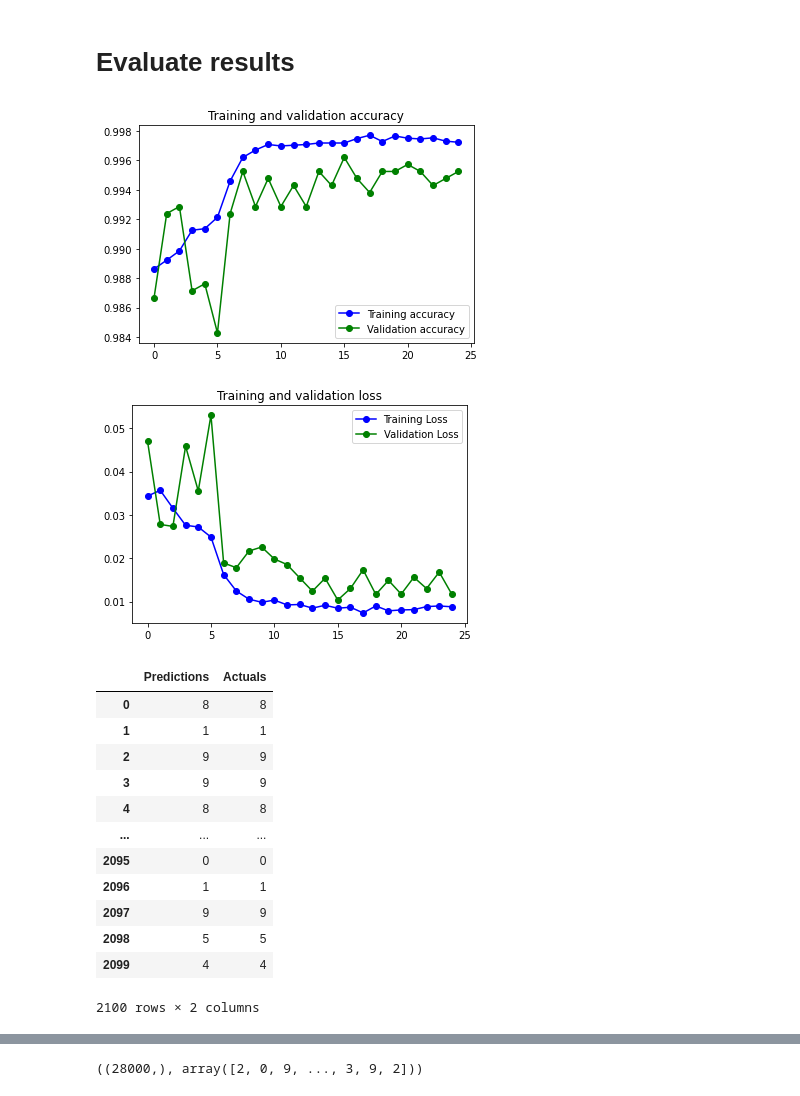
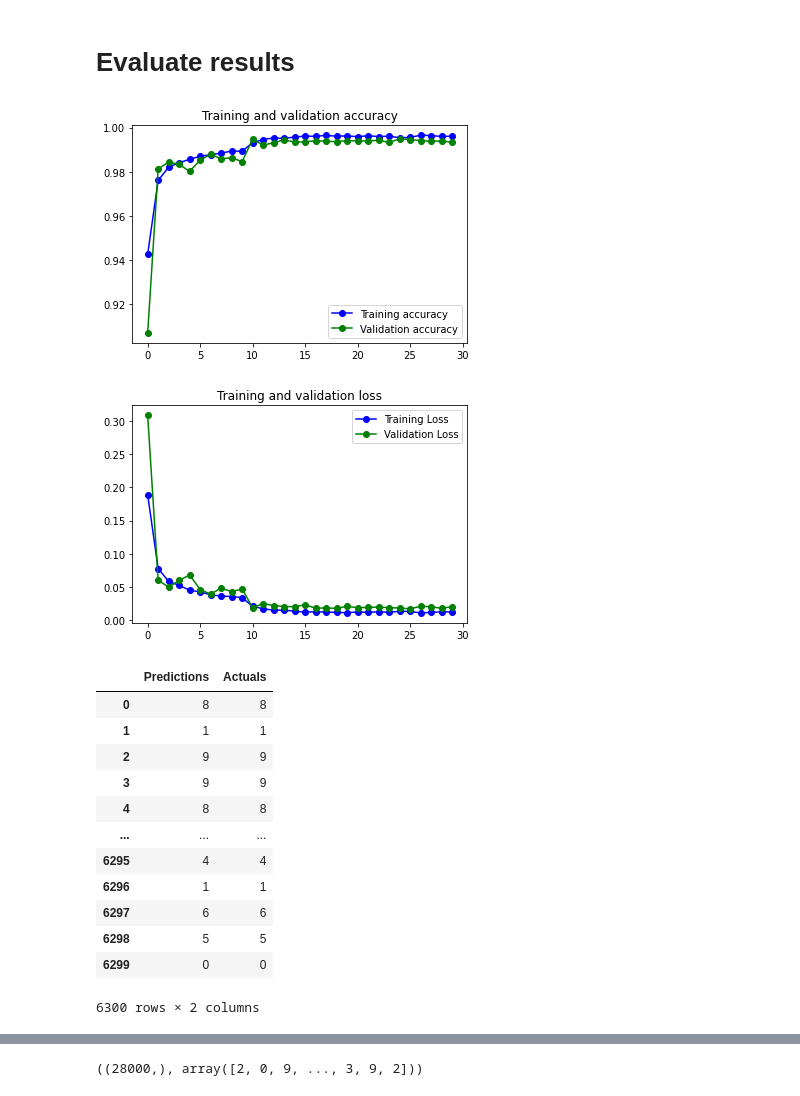
Before and after one commit to peremartra/kaggle, a Jupyter notebook: mnist-digit-recognigtion-0-9974-with-tensorflow.ipynb, the cells around one changed output, grey strips where cells are left out. Saved outputs shown, nothing was run; the diff lists cells and outputs as text; code cells hidden in the pictures.

```diff
--- a/mnist-digit-recognigtion-0-9974-with-tensorflow.ipynb
+++ b/mnist-digit-recognigtion-0-9974-with-tensorflow.ipynb
@@ -149,7 +209,7 @@ X.shape, y.shape
 I use a really small validation dataset, because of the similariti of the images, it's difficult to overfit the model, but just in case I'm going to check that the overfitting is under control with this small Validation Dataset.
 # %%
 #obtainig from X and y training and validating data.
-X_train, X_val, y_train, y_val = train_test_split(X, y, test_size=0.05, random_state=42)
+X_train, X_val, y_train, y_val = train_test_split(X, y, test_size=0.15, random_state=42)
 # %%
 #just to cleant a little bit the memory, but it's no t necessary.
 del X, y, train_df, test_df
@@ -243,7 +303,7 @@ reduce_last_lr = tf.keras.callbacks.LearningRateScheduler(scheduler)
 
 modelDA4 = tf.keras.models.Sequential([
     tf.keras.layers.Conv2D(32, (3,3), activation='relu', input_shape=(28, 28, 1)),
-    tf.keras.layers.BatchNormalization(),
+    tf.keras.layers.MaxPooling2D((2,2), strides=(1, 1), padding='valid'),
     tf.keras.layers.Conv2D(32, (3,3), activation='relu'),
     tf.keras.layers.BatchNormalization(),
     tf.keras.layers.Conv2D(32, (3,3), activation='relu'),
@@ -251,7 +311,7 @@ modelDA4 = tf.keras.models.Sequential([
     tf.keras.layers.SpatialDropout2D(0.2),
 
     tf.keras.layers.Conv2D(64, (3,3), activation='relu'),
-    tf.keras.layers.BatchNormalization(),
+    tf.keras.layers.MaxPooling2D((2,2), strides=(1, 1), padding='valid'),
     tf.keras.layers.Conv2D(64, (3,3), activation='relu'),
     tf.keras.layers.BatchNormalization(),
     tf.keras.layers.Conv2D(64, (3,3), activation='relu'),
@@ -261,7 +321,7 @@ modelDA4 = tf.keras.models.Sequential([
     tf.keras.layers.Flatten(),
     tf.keras.layers.Dense(128, activation='relu'),
     tf.keras.layers.BatchNormalization(),
-    tf.keras.layers.Dropout(0.1),
+    tf.keras.layers.Dropout(0.2),
     tf.keras.layers.Dense(128, activation='relu'),
     tf.keras.layers.Dense(10, activation='softmax')])
 modelDA4.summary()
@@ -334,11 +393,11 @@ Epoch 00030: ReduceLROnPlateau reducing learning rate to 1.000000082740371e-09.
 # %% [markdown]
 # Evaluate results
 # %%
-plot_loss_acc(historyDA4, 5)
+plot_loss_acc(historyDA4, )
 modelDA_loaded = load_model('modelDA.h5')
 # %% [output]
-[figure, old version]
+[figure, new version]
-[figure, old version]
+[figure, new version]
 # %%
 prediction, results = get_predictions(modelDA_loaded, X_val, y_val)
 results
@@ -350,12 +409,12 @@ results
 | 3 | 9 | 9 |
 | 4 | 8 | 8 |
 | ... | ... | ... |
-| 2095 | 0 | 0 |
-| 2096 | 1 | 1 |
-| 2097 | 9 | 9 |
-| 2098 | 5 | 5 |
-| 2099 | 4 | 4 |
+| 6295 | 4 | 4 |
+| 6296 | 1 | 1 |
+| 6297 | 6 | 6 |
+| 6298 | 5 | 5 |
+| 6299 | 0 | 0 |
-2100 rows × 2 columns
+6300 rows × 2 columns
 # %%
 validation_loss, validation_accuracy = modelDA4.evaluate(X_val, y_val)
 validation_loss_loaded, validation_accuracy_loaded = modelDA_loaded.evaluate(X_val, y_val)
```
Also changed, not shown: parts of 6 cells of this notebook.
